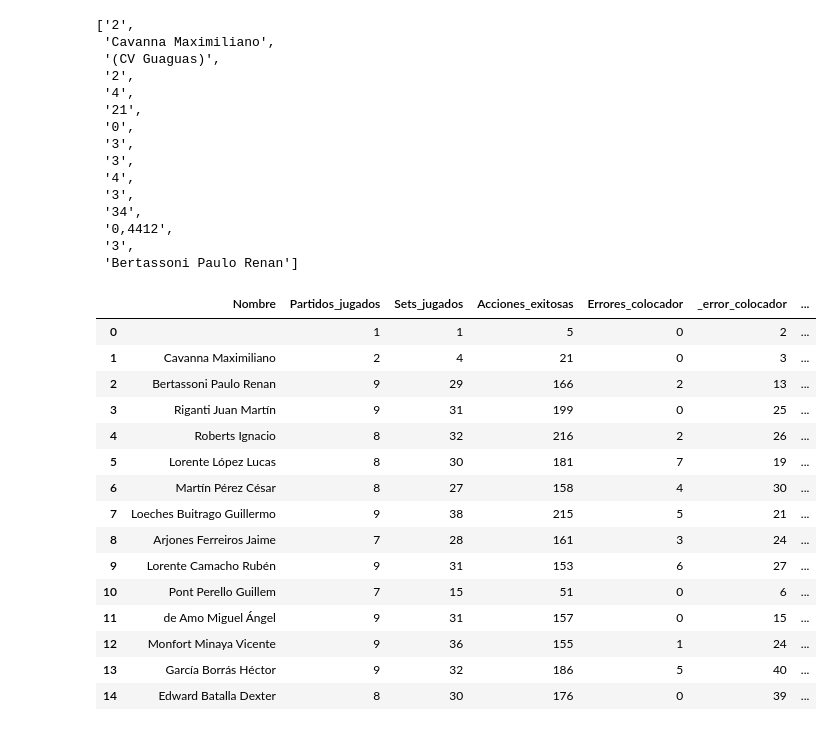
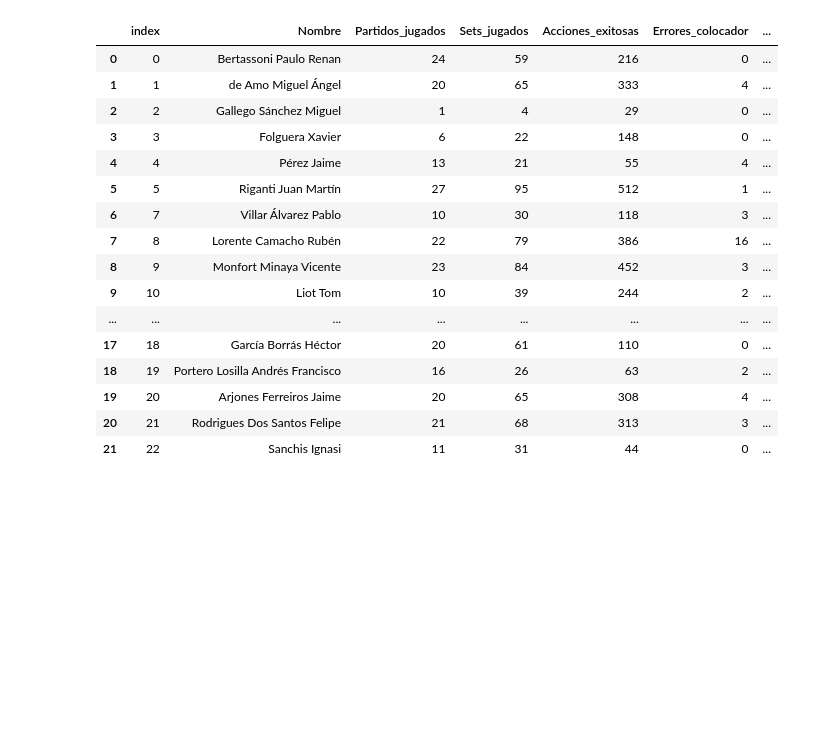
Before and after one commit to AlejandroCasna/Proyecto_final, a Jupyter notebook: notebooks/2022-2023/colocador.ipynb, the cells around one changed output. Drawn from its saved outputs; the diff is of its cells as text; code cells hidden in the pictures; blank space fills up the shorter version.

```diff
--- a/notebooks/2022-2023/colocador.ipynb
+++ b/notebooks/2022-2023/colocador.ipynb
@@ -10,18 +5,4 @@ Scraping exitoso
-# %%
-resultado[15:30]
-# %% [output]
-['2',
- 'Cavanna Maximiliano',
- '(CV Guaguas)',
- '2',
- '4',
- '21',
- '0',
- '3',
- '3',
- '4',
- '3',
- '34',
- '0,4412',
- '3',
- 'Bertassoni Paulo Renan']
+# %%
+url = 'https://rfevb-web.dataproject.com/CompetitionHome.aspx?ID=111'
+driver = webdriver.Chrome(options = opciones)
+driver.get(url)
@@ -28,34 +15,34 @@ resultado[15:30]
 # %%
-resultado = [resultado[i:i+13] for i in range(3, len(resultado), 13)]
+info = [info[i:i+13] for i in range(3, len(info), 13)]
 
-colocador = pd.DataFrame(resultado)
+colocador = pd.DataFrame(info)
 
 '''Cuidado con la modificación de columnas, drops y demas. puede cambiar.'''
 
 column_names = ['Nombre', 1, 'Partidos_jugados', 'Sets_jugados', 'Acciones_exitosas', 'Errores_colocador',
                 '_error_colocador', 'Puntos_negativos', 'Puntos_positivos',
                 'Acciones_positivas', 'Total_acumulado', 'Efic_Ranking',2]
 
 colocador.columns = column_names
-colocador.drop(1, inplace=True, axis=1)
-colocador.drop(2, inplace=True, axis=1)
-colocador.drop(15, inplace=True)
+colocador.drop([1,2], inplace=True, axis=1)
+colocador.drop(6, inplace=True)
+colocador.reset_index(inplace=True)
+colocador
+# %% [output]
+|  | index | Nombre | Partidos_jugados | Sets_jugados | Acciones_exitosas | Errores_colocador | ... |
+| 0 | 0 | Bertassoni Paulo Renan | 24 | 59 | 216 | 0 | ... |
+| 1 | 1 | de Amo Miguel Ángel | 20 | 65 | 333 | 4 | ... |
+| 2 | 2 | Gallego Sánchez Miguel | 1 | 4 | 29 | 0 | ... |
+| 3 | 3 | Folguera Xavier | 6 | 22 | 148 | 0 | ... |
+| 4 | 4 | Pérez Jaime | 13 | 21 | 55 | 4 | ... |
+| 5 | 5 | Riganti Juan Martín | 27 | 95 | 512 | 1 | ... |
+| 6 | 7 | Villar Álvarez Pablo | 10 | 30 | 118 | 3 | ... |
+| 7 | 8 | Lorente Camacho Rubén | 22 | 79 | 386 | 16 | ... |
+| 8 | 9 | Monfort Minaya Vicente | 23 | 84 | 452 | 3 | ... |
+| 9 | 10 | Liot Tom | 10 | 39 | 244 | 2 | ... |
+| ... | ... | ... | ... | ... | ... | ... | ... |
+| 17 | 18 | García Borrás Héctor | 20 | 61 | 110 | 0 | ... |
+| 18 | 19 | Portero Losilla Andrés Francisco | 16 | 26 | 63 | 2 | ... |
+| 19 | 20 | Arjones Ferreiros Jaime | 20 | 65 | 308 | 4 | ... |
+| 20 | 21 | Rodrigues Dos Santos Felipe | 21 | 68 | 313 | 3 | ... |
+| 21 | 22 | Sanchis Ignasi | 11 | 31 | 44 | 0 | ... |
-# %%
-colocador
-# %% [output]
-|  | Nombre | Partidos_jugados | Sets_jugados | Acciones_exitosas | Errores_colocador | _error_colocador | ... |
-| 0 |  | 1 | 1 | 5 | 0 | 2 | ... |
-| 1 | Cavanna Maximiliano | 2 | 4 | 21 | 0 | 3 | ... |
-| 2 | Bertassoni Paulo Renan | 9 | 29 | 166 | 2 | 13 | ... |
-| 3 | Riganti Juan Martín | 9 | 31 | 199 | 0 | 25 | ... |
-| 4 | Roberts Ignacio | 8 | 32 | 216 | 2 | 26 | ... |
-| 5 | Lorente López Lucas | 8 | 30 | 181 | 7 | 19 | ... |
-| 6 | Martín Pérez César | 8 | 27 | 158 | 4 | 30 | ... |
-| 7 | Loeches Buitrago Guillermo | 9 | 38 | 215 | 5 | 21 | ... |
-| 8 | Arjones Ferreiros Jaime | 7 | 28 | 161 | 3 | 24 | ... |
-| 9 | Lorente Camacho Rubén | 9 | 31 | 153 | 6 | 27 | ... |
-| 10 | Pont Perello Guillem | 7 | 15 | 51 | 0 | 6 | ... |
-| 11 | de Amo Miguel Ángel | 9 | 31 | 157 | 0 | 15 | ... |
-| 12 | Monfort Minaya Vicente | 9 | 36 | 155 | 1 | 24 | ... |
-| 13 | García Borrás Héctor | 9 | 32 | 186 | 5 | 40 | ... |
-| 14 | Edward Batalla Dexter | 8 | 30 | 176 | 0 | 39 | ... |
```
Also changed, not shown: parts of 9 cells of this notebook, 5 other files.
